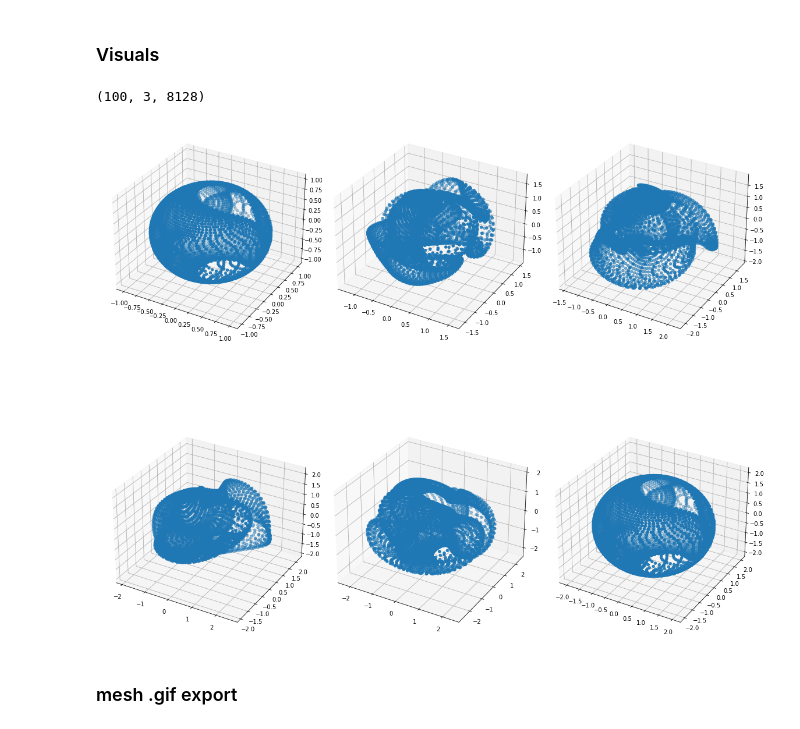
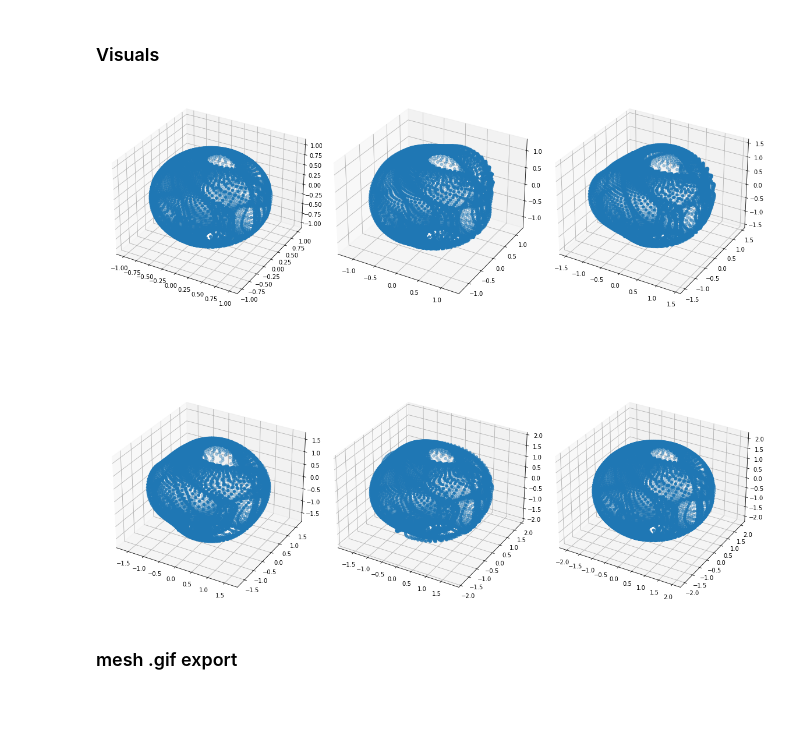
Before and after one commit to tbesnier/bm-shapes, a Jupyter notebook: examples/Shape bridge through spherical harmonic decomposition.ipynb, the cells around one changed output. Drawn from its saved outputs; the diff is of its cells as text; code cells hidden in the pictures.

```diff
--- a/examples/Shape bridge through spherical harmonic decomposition.ipynb
+++ b/examples/Shape bridge through spherical harmonic decomposition.ipynb
@@ -23,7 +23,7 @@ Jupyter environment detected. Enabling Open3D WebVisualizer.
 [Open3D INFO] WebRTCWindowSystem: HTTP handshake server disabled.
 # %%
 N = 64
-n = 25
+n = 100
 sphere = tri.creation.uv_sphere(count=[N, N])
 x, y ,z = np.array(sphere.vertices[:,0]), np.array(sphere.vertices[:,1]), np.array(sphere.vertices[:,2])
 (r, theta, phi) = pyssht.cart_to_spherical(x, y, z)
@@ -91,13 +91,18 @@ plt.show()
 # %%
 t = 1
 
+x = np.linspace(0, n, n)
+lambdas = np.where(abs(x)<=25, 0.1, 0)
+Q = np.diag(lambdas)
+#Q = np.eye(n)
+
 test = my_basis.sph_harm_reconstruct_bridge(coeffs_r_source, coeffs_r_target,
-                                                           t = t, theta = theta, phi = phi, n_step = 100, eta = 0.5)
+                                                           t = t, theta = theta, phi = phi, Q = Q, n_step = 50)
 reconstr_function_r = test[0]
 reconstr_function_theta = my_basis.sph_harm_reconstruct_bridge(coeffs_theta_source, coeffs_theta_target,
-                                                               t = t, theta = theta, phi = phi, n_step = 100, eta = 0.5)[0]
+                                                               t = t, theta = theta, phi = phi, Q = Q, n_step = 50)[0]
 reconstr_function_phi = my_basis.sph_harm_reconstruct_bridge(coeffs_phi_source, coeffs_phi_target,
-                                                             t = t, theta = theta, phi = phi, n_step=100, eta = 0.5)[0]
+                                                             t = t, theta = theta, phi = phi, Q = Q, n_step=50)[0]
 # %% [markdown]
 ### Remark !
 # %%
@@ -131,35 +136,31 @@ rows_unique = np.unique(listpq[0,:,:].T, axis=0, return_index=True)
 new = listpq[0,:,:].T[rows_unique[1]]
 hull = tri.convex.convex_hull(new, qhull_options='QbB Pp Qt QJ')
 faces = hull.faces
-# %%
-listpq.shape
-# %% [output]
-(100, 3, 8128)
 # %%
 fig = plt.figure(figsize=(16,16))
 
 ax1 = fig.add_subplot(231, projection='3d')
 ax1.scatter(listpq[0,:,:].T[rows_unique[1]][:,0], listpq[0,:,:].T[rows_unique[1]][:,1], listpq[0,:,:].T[rows_unique[1]][:,2])
 
 ax2 = fig.add_subplot(232, projection='3d')
-ax2.scatter(listpq[20,:,:].T[rows_unique[1]][:,0], listpq[20,:,:].T[rows_unique[1]][:,1], listpq[20,:,:].T[rows_unique[1]][:,2])
+ax2.scatter(listpq[10,:,:].T[rows_unique[1]][:,0], listpq[10,:,:].T[rows_unique[1]][:,1], listpq[10,:,:].T[rows_unique[1]][:,2])
 
 ax3 = fig.add_subplot(233, projection='3d')
-ax3.scatter(listpq[40,:,:].T[rows_unique[1]][:,0], listpq[40,:,:].T[rows_unique[1]][:,1], listpq[40,:,:].T[rows_unique[1]][:,2])
+ax3.scatter(listpq[20,:,:].T[rows_unique[1]][:,0], listpq[20,:,:].T[rows_unique[1]][:,1], listpq[20,:,:].T[rows_unique[1]][:,2])
 
 ax4 = fig.add_subplot(234, projection='3d')
-ax4.scatter(listpq[60,:,:].T[rows_unique[1]][:,0], listpq[60,:,:].T[rows_unique[1]][:,1], listpq[60,:,:].T[rows_unique[1]][:,2])
+ax4.scatter(listpq[30,:,:].T[rows_unique[1]][:,0], listpq[30,:,:].T[rows_unique[1]][:,1], listpq[30,:,:].T[rows_unique[1]][:,2])
 
 ax5 = fig.add_subplot(235, projection='3d')
-ax5.scatter(listpq[80,:,:].T[rows_unique[1]][:,0], listpq[80,:,:].T[rows_unique[1]][:,1], listpq[80,:,:].T[rows_unique[1]][:,2])
+ax5.scatter(listpq[40,:,:].T[rows_unique[1]][:,0], listpq[40,:,:].T[rows_unique[1]][:,1], listpq[40,:,:].T[rows_unique[1]][:,2])
 
 ax6 = fig.add_subplot(236, projection='3d')
 ax6.scatter(listpq[-1,:,:].T[rows_unique[1]][:,0], listpq[-1,:,:].T[rows_unique[1]][:,1], listpq[-1,:,:].T[rows_unique[1]][:,2])
 
 plt.tight_layout()
 plt.show()
 # %% [output]
-[figure, old version]
+[figure, new version]
 # %% [markdown]
 ### mesh .gif export
 # %%
```
Also changed, not shown: parts of 10 cells of this notebook, 37 other files.
